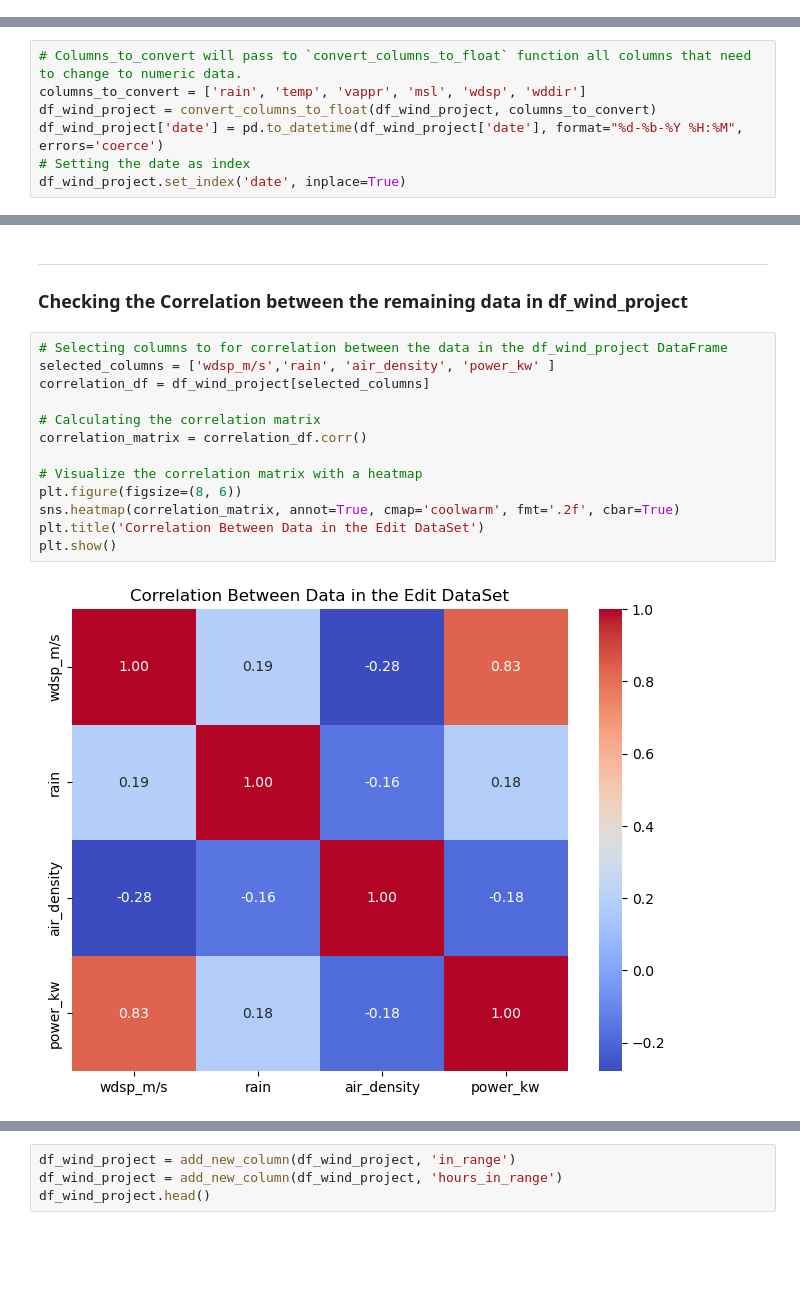
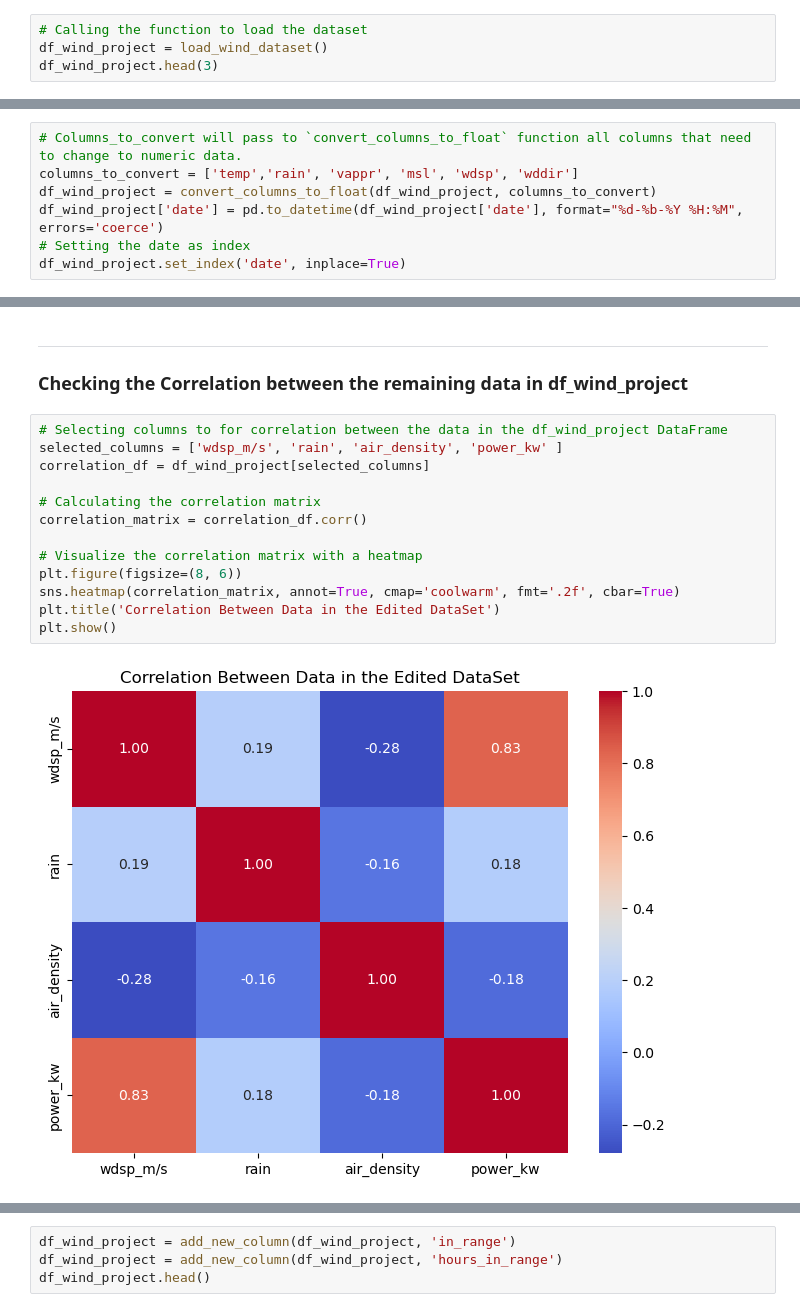
Before and after one commit to ermelinda-q/PFDA, a Jupyter notebook: project/project.ipynb, the cells around one changed output, grey strips where cells are left out. Drawn from its saved outputs; the diff is of its cells as text; blank space fills up the shorter version.

```diff
--- a/project/project.ipynb
+++ b/project/project.ipynb
@@ -46,0 +30,4 @@ df_wind_project.head(5)
+# %%
+# Calling the function to load the dataset
+df_wind_project = load_wind_dataset()
+df_wind_project.head(3)
@@ -75,7 +72,7 @@ As we can see from the above all data types in the dataset are object type. To c
 - I am setting the `date` column as the index to make it easier to work with the data based on time, like sorting or grouping by dates.
 # %%
 # Columns_to_convert will pass to `convert_columns_to_float` function all columns that need to change to numeric data.
-columns_to_convert = ['rain', 'temp', 'vappr', 'msl', 'wdsp', 'wddir']
+columns_to_convert = ['temp','rain', 'vappr', 'msl', 'wdsp', 'wddir']
 df_wind_project = convert_columns_to_float(df_wind_project, columns_to_convert)
 df_wind_project['date'] = pd.to_datetime(df_wind_project['date'], format="%d-%b-%Y %H:%M", errors='coerce')
 # Setting the date as index
@@ -341,16 +337,16 @@ df_wind_project.head(5)
 ### Checking the Correlation between the remaining data in df_wind_project
 # %%
 # Selecting columns to for correlation between the data in the df_wind_project DataFrame
-selected_columns = ['wdsp_m/s','rain', 'air_density', 'power_kw' ]
+selected_columns = ['wdsp_m/s', 'rain', 'air_density', 'power_kw' ]
 correlation_df = df_wind_project[selected_columns]
 
 # Calculating the correlation matrix
 correlation_matrix = correlation_df.corr()
 
 # Visualize the correlation matrix with a heatmap
 plt.figure(figsize=(8, 6))
 sns.heatmap(correlation_matrix, annot=True, cmap='coolwarm', fmt='.2f', cbar=True)
-plt.title('Correlation Between Data in the Edit DataSet')
+plt.title('Correlation Between Data in the Edited DataSet')
 plt.show()
 # %% [output]
-[figure, old version]
+[figure, new version]
```
Also changed, not shown: parts of 19 cells of this notebook, 6 other files.
